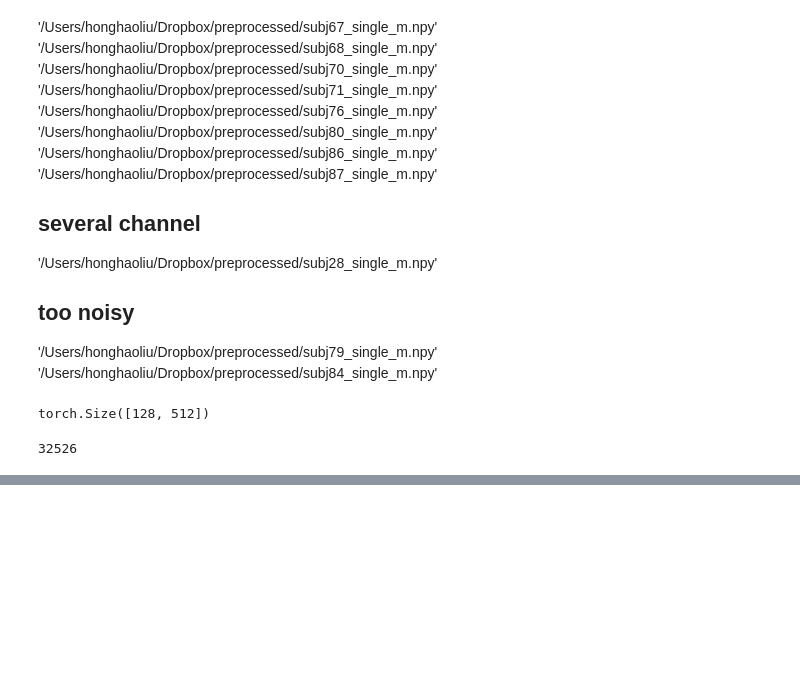
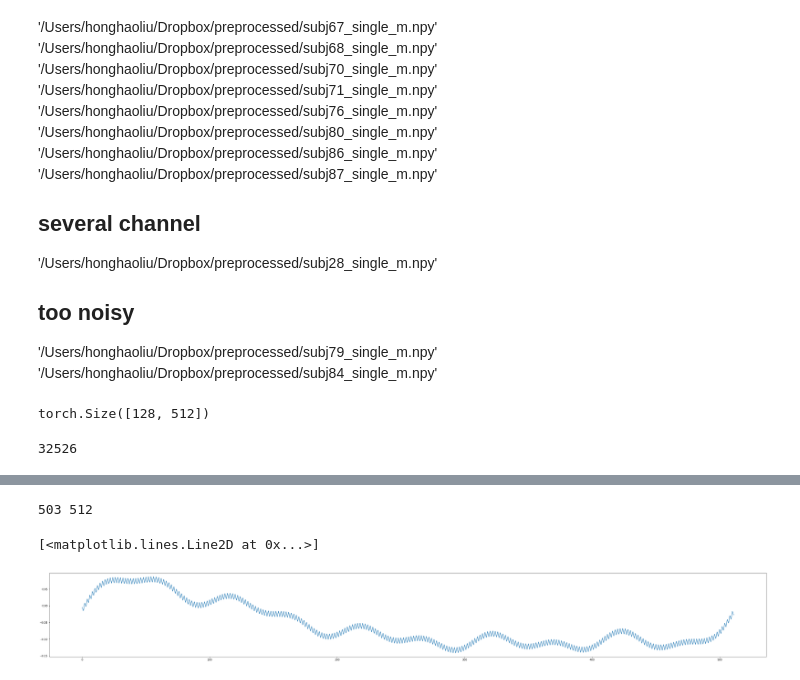
Before and after one commit to HLSUD/BISS, a Jupyter notebook: tmp/visualize_eeg_data.ipynb, the cells around one changed output, grey strips where cells are left out. Saved outputs shown, nothing was run; the diff lists cells and outputs as text; code cells hidden in the pictures; blank space fills up the shorter version.

```diff
--- a/tmp/visualize_eeg_data.ipynb
+++ b/tmp/visualize_eeg_data.ipynb
@@ -291,0 +337,22 @@ import random
+# %%
+import scipy.fftpack
+# to frequency domain
+w = scipy.fftpack.rfft(sample)
+f = scipy.fftpack.rfftfreq(sample.shape[-1], x_axis[1]-x_axis[0])
+spectrum = w**2
+# spectrum.sort()
+# remove f with small value
+cutoff_idx = spectrum < (spectrum.max()/100)
+print(cutoff_idx.sum(),len(cutoff_idx))
+w2 = w.copy()
+w2[cutoff_idx] = 0
+
+y2 = scipy.fftpack.irfft(w2)
+# %% [output]
+503 512
+# %%
+plt.figure(figsize=(50,6))
+plt.plot(x_axis, y2)
+# %% [output]
+[<matplotlib.lines.Line2D at 0x...>]
+[figure, added]
```
Also changed, not shown: parts of 15 cells of this notebook, 7 other files.
